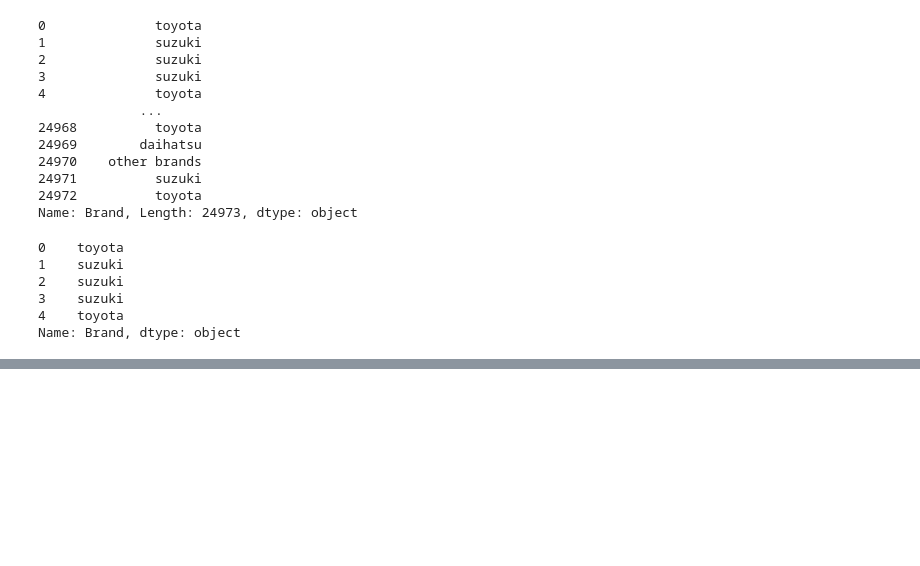
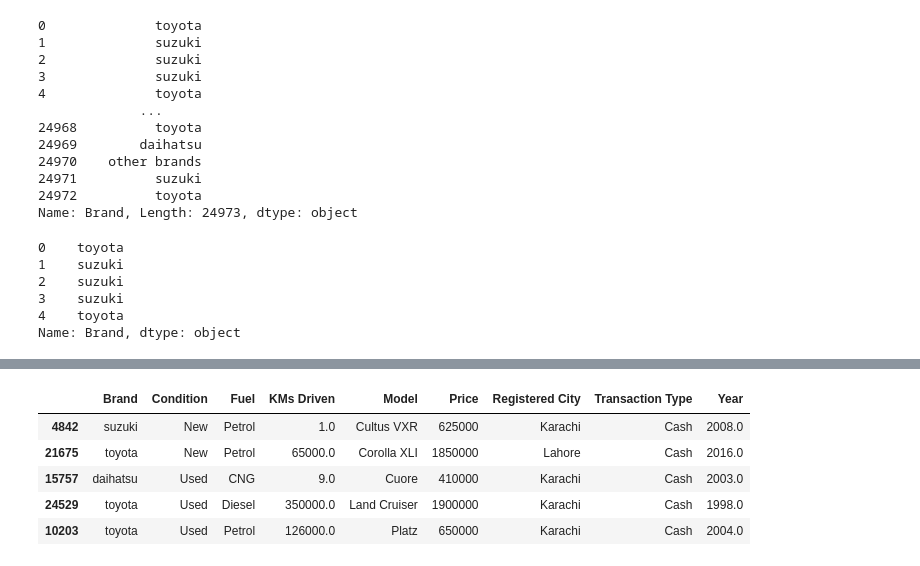
Before and after one commit to E-RROR/ml-course-files, a Jupyter notebook: ML/try-panda.ipynb, the cells around one changed output, grey strips where cells are left out. Cells and saved outputs as stored; diff of their text form; code cells hidden in the pictures; blank space fills up the shorter version.

```diff
--- a/ML/try-panda.ipynb
+++ b/ML/try-panda.ipynb
@@ -194,0 +224,11 @@ Name: Brand, dtype: object
+# %%
+## Sample and Random of data
+cars_shuffled = cars_set.sample(frac=0.9)
+cars_shuffled.tail()
+# %% [output]
+|  | Brand | Condition | Fuel | KMs Driven | Model | Price | Registered City | Transaction Type | Year |
+| 4842 | suzuki | New | Petrol | 1.0 | Cultus VXR | 625000 | Karachi | Cash | 2008.0 |
+| 21675 | toyota | New | Petrol | 65000.0 | Corolla XLI | 1850000 | Lahore | Cash | 2016.0 |
+| 15757 | daihatsu | Used | CNG | 9.0 | Cuore | 410000 | Karachi | Cash | 2003.0 |
+| 24529 | toyota | Used | Diesel | 350000.0 | Land Cruiser | 1900000 | Karachi | Cash | 1998.0 |
+| 10203 | toyota | Used | Petrol | 126000.0 | Platz | 650000 | Karachi | Cash | 2004.0 |
```
Also changed, not shown: parts of 7 cells of this notebook.
